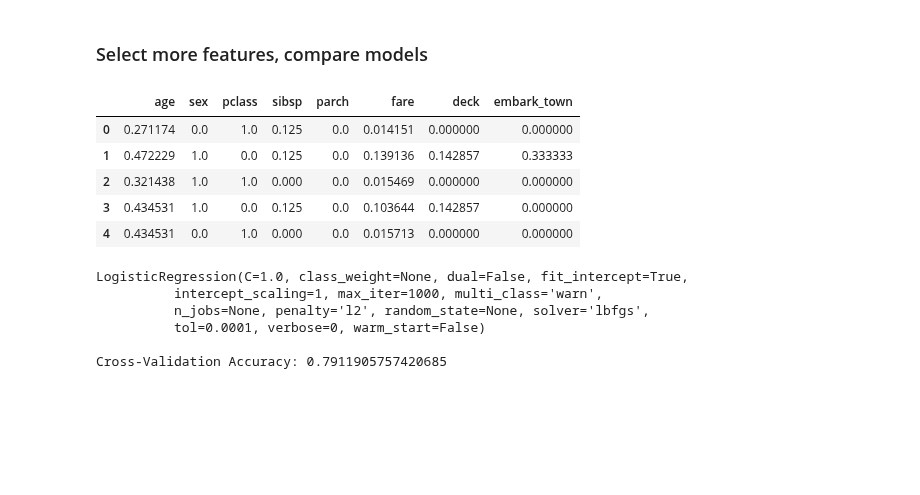
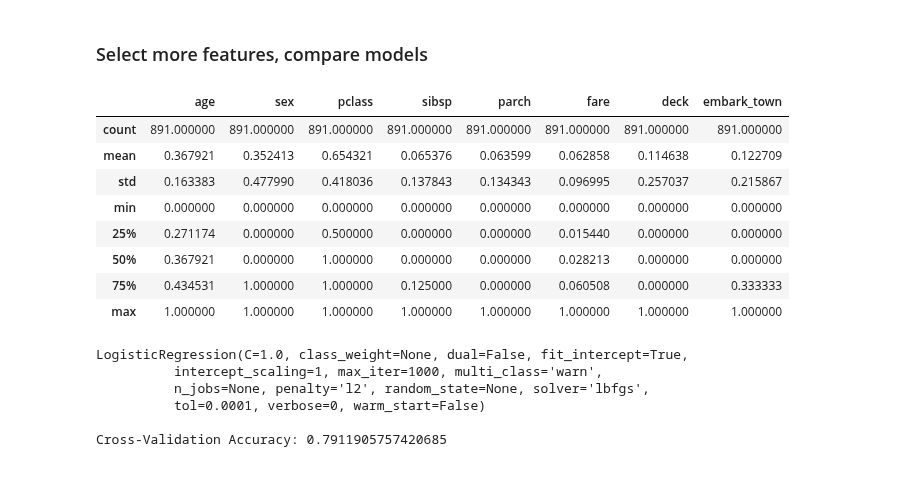
Before and after one commit to LambdaSchool/DS-Unit-2-Sprint-3-Classification-Validation, a Jupyter notebook: module4-rf-gb/LS_DS_234_Random_Forests_Gradient_Boosting.ipynb, the cells around one changed output. Drawn from its saved outputs; the diff is of its cells as text; code cells hidden in the pictures; blank space fills up the shorter version.

```diff
--- a/module4-rf-gb/LS_DS_234_Random_Forests_Gradient_Boosting.ipynb
+++ b/module4-rf-gb/LS_DS_234_Random_Forests_Gradient_Boosting.ipynb
@@ -396,23 +396,26 @@ titanic_bagging(max_depth=2, n_estimators=10)
 # %%
 from sklearn.preprocessing import MinMaxScaler
 
 titanic['deck'] = titanic['deck'].astype(str)
 features = ['age', 'sex', 'pclass', 'sibsp', 'parch', 'fare', 'deck', 'embark_town']
 target = 'survived'
 
 preprocessor = make_pipeline(ce.OrdinalEncoder(), SimpleImputer(), MinMaxScaler())
 titanic_X = preprocessor.fit_transform(titanic[features])
 titanic_X = pd.DataFrame(titanic_X, columns=features)
 titanic_y = titanic[target]
 
-titanic_X.head()
+titanic_X.describe()
 # %% [output]
 |  | age | sex | pclass | sibsp | parch | fare | deck | embark_town |
-| 0 | 0.271174 | 0.0 | 1.0 | 0.125 | 0.0 | 0.014151 | 0.000000 | 0.000000 |
-| 1 | 0.472229 | 1.0 | 0.0 | 0.125 | 0.0 | 0.139136 | 0.142857 | 0.333333 |
-| 2 | 0.321438 | 1.0 | 1.0 | 0.000 | 0.0 | 0.015469 | 0.000000 | 0.000000 |
-| 3 | 0.434531 | 1.0 | 0.0 | 0.125 | 0.0 | 0.103644 | 0.142857 | 0.000000 |
-| 4 | 0.434531 | 0.0 | 1.0 | 0.000 | 0.0 | 0.015713 | 0.000000 | 0.000000 |
+| count | 891.000000 | 891.000000 | 891.000000 | 891.000000 | 891.000000 | 891.000000 | 891.000000 | 891.000000 |
+| mean | 0.367921 | 0.352413 | 0.654321 | 0.065376 | 0.063599 | 0.062858 | 0.114638 | 0.122709 |
+| std | 0.163383 | 0.477990 | 0.418036 | 0.137843 | 0.134343 | 0.096995 | 0.257037 | 0.215867 |
+| min | 0.000000 | 0.000000 | 0.000000 | 0.000000 | 0.000000 | 0.000000 | 0.000000 | 0.000000 |
+| 25% | 0.271174 | 0.000000 | 0.500000 | 0.000000 | 0.000000 | 0.015440 | 0.000000 | 0.000000 |
+| 50% | 0.367921 | 0.000000 | 1.000000 | 0.000000 | 0.000000 | 0.028213 | 0.000000 | 0.000000 |
+| 75% | 0.434531 | 1.000000 | 1.000000 | 0.125000 | 0.000000 | 0.060508 | 0.000000 | 0.333333 |
+| max | 1.000000 | 1.000000 | 1.000000 | 1.000000 | 1.000000 | 1.000000 | 1.000000 | 1.000000 |
 # %%
 from sklearn.model_selection import cross_val_score
 
```
Also changed, not shown: parts of 9 cells of this notebook.
